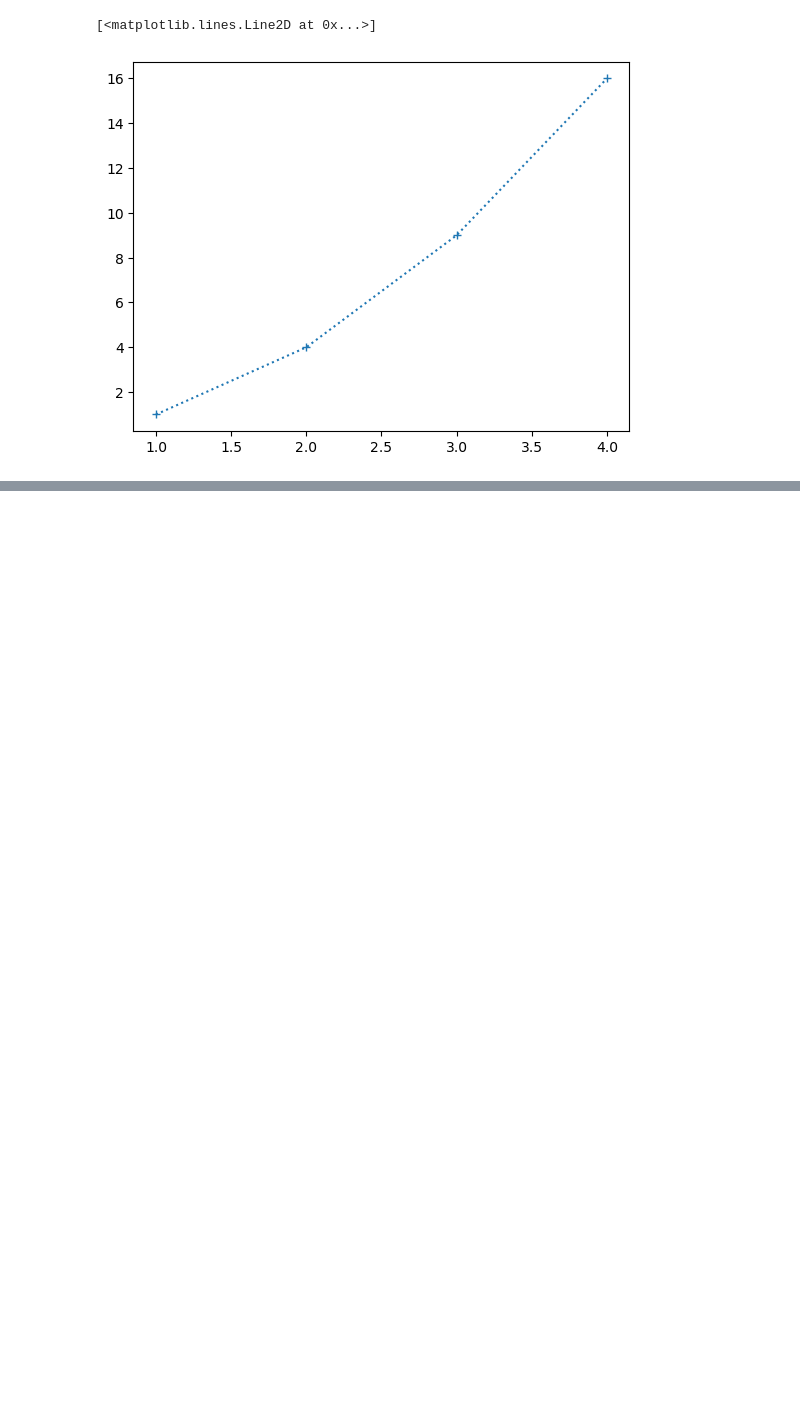
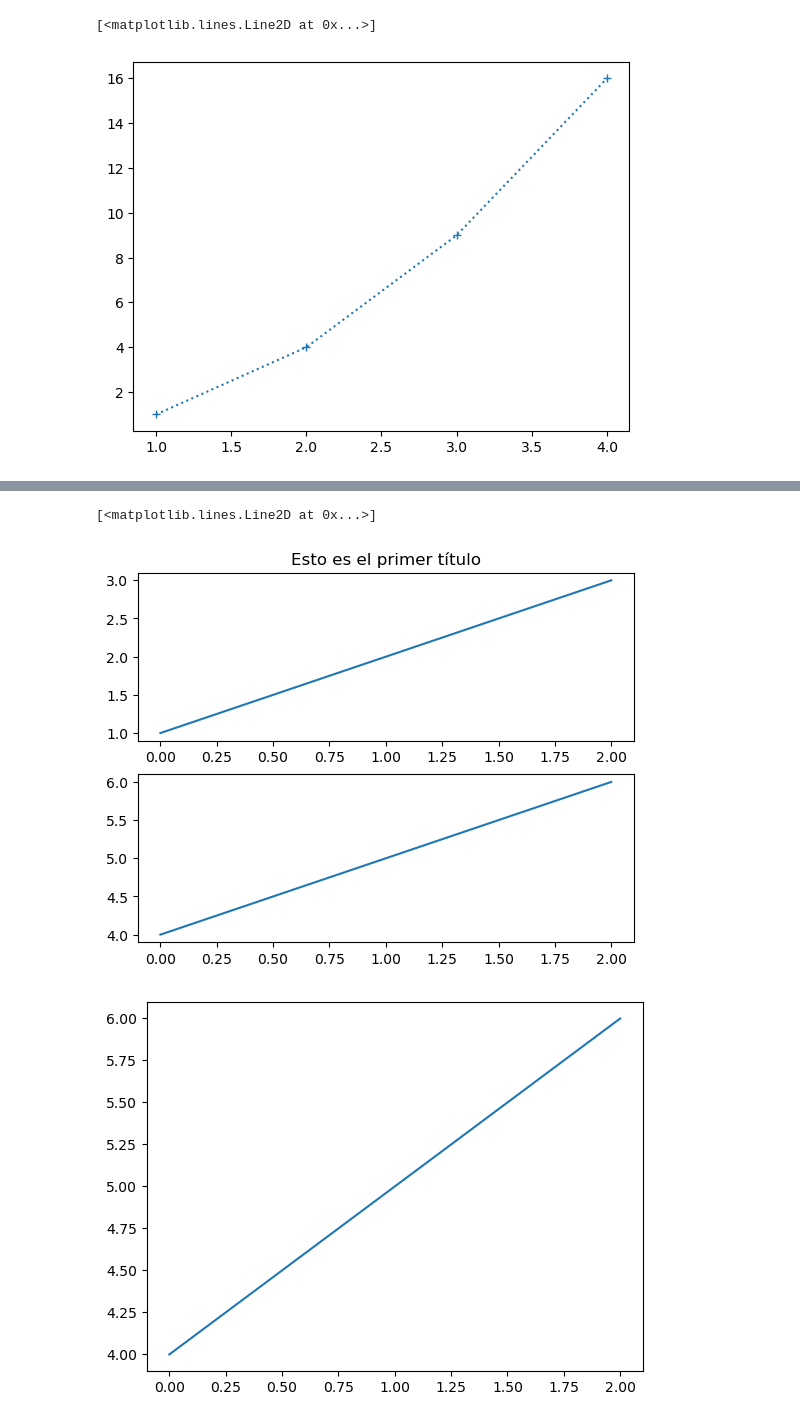
Before and after one commit to Sebastian-Landeo/FundamentosED-R-Python, a Jupyter notebook: Python AL/02-matplotlib.ipynb, the cells around one changed output, grey strips where cells are left out. Drawn from its saved outputs; the diff is of its cells as text; code cells hidden in the pictures; blank space fills up the shorter version.

Commit message:
Poner múltiples gráficos, figuras y ejes, texto, cambio de ejes y escalas

```diff
--- a/Python AL/02-matplotlib.ipynb
+++ b/Python AL/02-matplotlib.ipynb
@@ -73,0 +108,18 @@ plt.plot(x, y, marker="+", linestyle=":", animated=True)
+# %%
+# Definir y modificar la figura 1
+plt.figure(1)
+plt.subplot(2, 1, 1)
+plt.plot([1, 2, 3])
+plt.subplot(2, 1, 2)
+plt.plot([4, 5, 6])
+plt.subplot(2, 1, 1)
+plt.title('Esto es el primer título')
+
+
+# Definir y mostrar la figura 2
+plt.figure(2)
+plt.plot([4, 5, 6])
+# %% [output]
+[<matplotlib.lines.Line2D at 0x...>]
+[figure, added]
+[figure, added]
```
Also changed, not shown: parts of 13 cells of this notebook, 1 other file.
